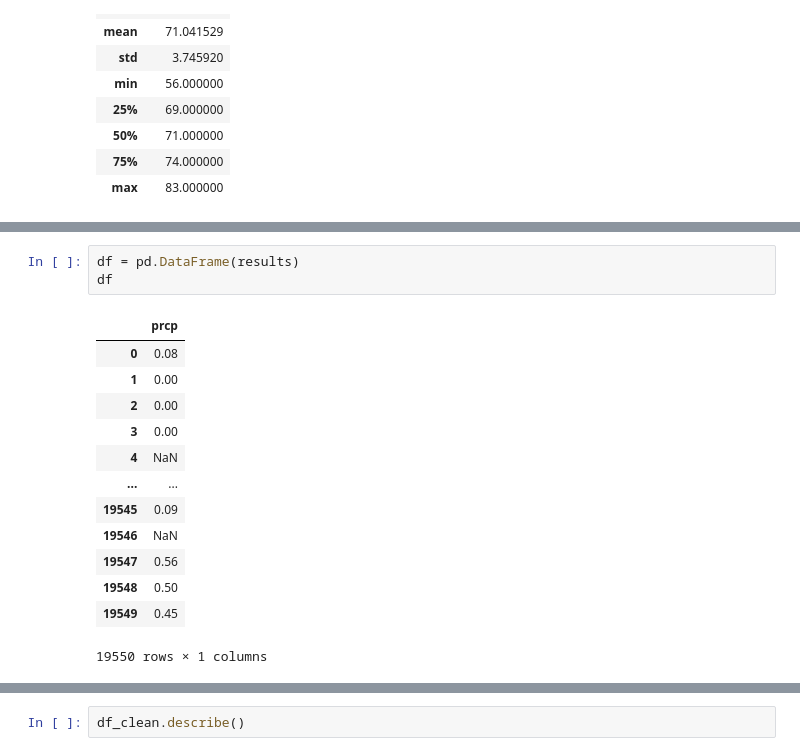
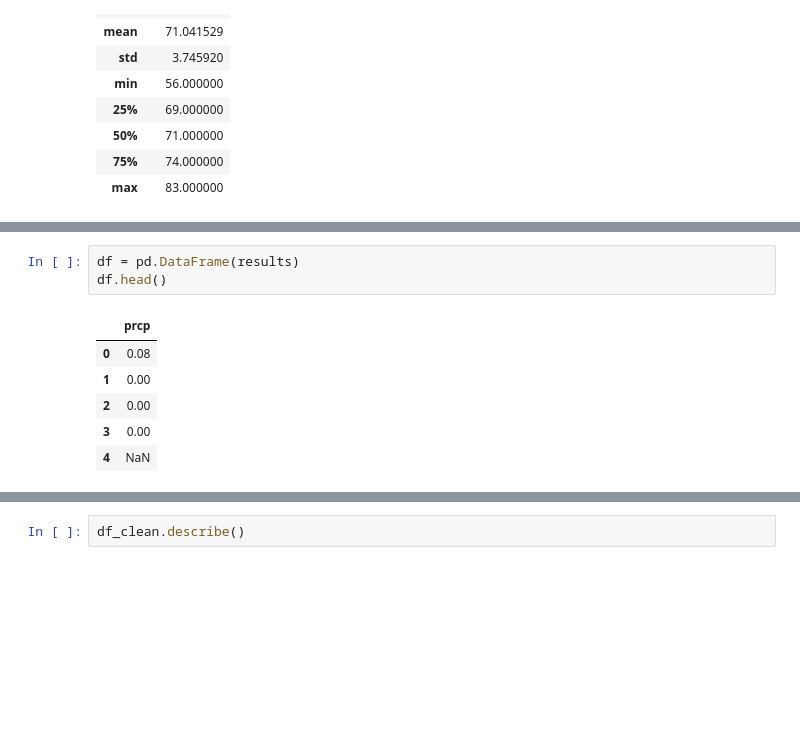
Before and after one commit to NataliaVelasquez18/Weather-analysis-with-SQLAlchemy-and-SQLite, a Jupyter notebook: climate_analysis.ipynb, the cells around one changed output, grey strips where cells are left out. Drawn from its saved outputs; the diff is of its cells as text; blank space fills up the shorter version.

```diff
--- a/climate_analysis.ipynb
+++ b/climate_analysis.ipynb
@@ -288,19 +219,12 @@ results
 # %%
 df = pd.DataFrame(results)
-df
+df.head()
 # %% [output]
 |  | prcp |
 | 0 | 0.08 |
 | 1 | 0.00 |
 | 2 | 0.00 |
 | 3 | 0.00 |
 | 4 | NaN |
-| ... | ... |
-| 19545 | 0.09 |
-| 19546 | NaN |
-| 19547 | 0.56 |
-| 19548 | 0.50 |
-| 19549 | 0.45 |
-19550 rows × 1 columns
 # %%
 df_clean = df.dropna()
```
Also changed, not shown: parts of 8 cells of this notebook.
